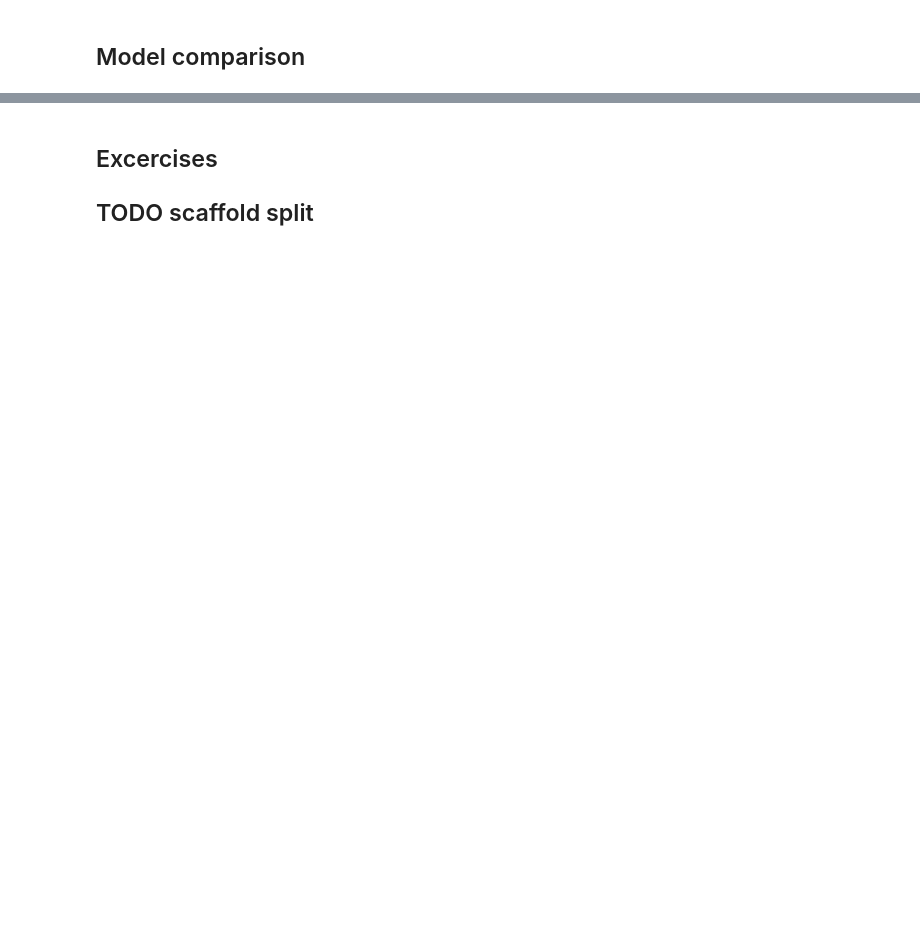
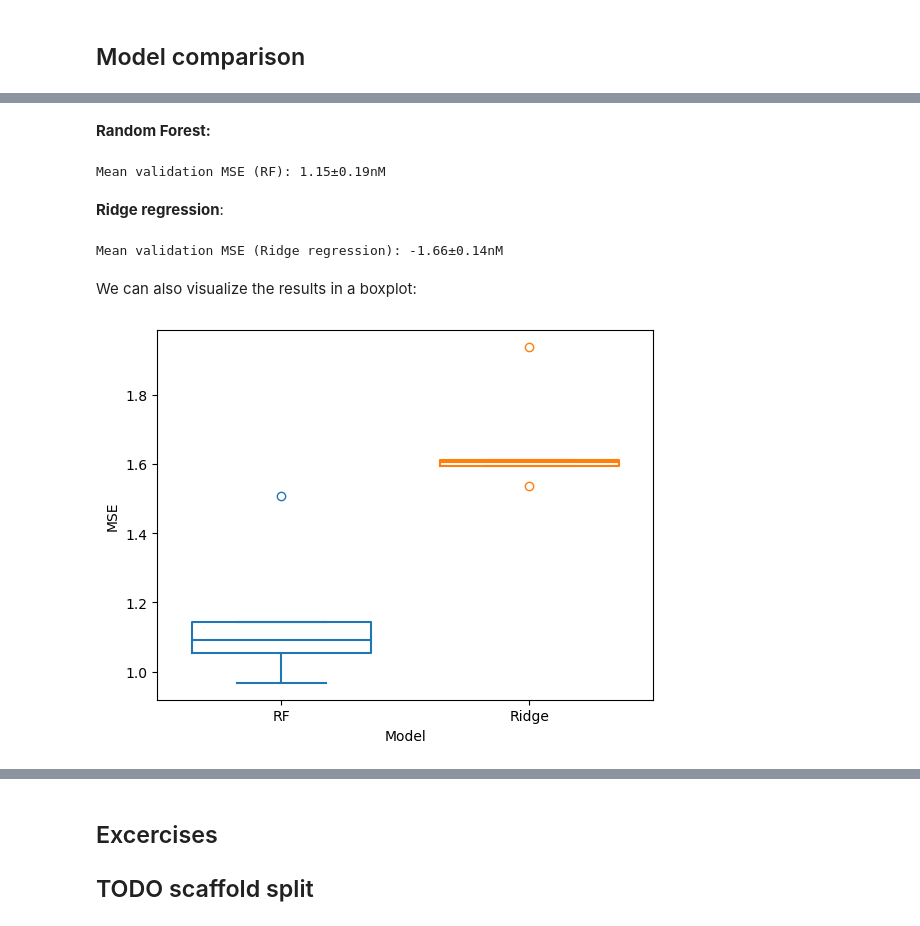
Before and after one commit to AndreaVolkamer/cic_summerschool_2025, a Jupyter notebook: session_2/session_2.ipynb, the cells around one changed output, grey strips where cells are left out. Saved outputs shown, nothing was run; the diff lists cells and outputs as text; code cells hidden in the pictures; blank space fills up the shorter version.

```diff
--- a/session_2/session_2.ipynb
+++ b/session_2/session_2.ipynb
@@ -157,4 +181,6 @@ SVG(Draw.DrawMorganBit(example_mol, top_bit, bi))
 [drawing not drawn]
 # %% [markdown]
 ##  Model comparison
+# %%
+X, y = np.stack(egfr_activities_df["morgan_fp"]), np.array(egfr_activities_df["pIC50"])
 # %% [markdown]
@@ -164,22 +201,18 @@ CV with random split?
 # %%
 kf = KFold(n_splits=5)
-rf_model = RandomForestRegressor(n_estimators=100, random_state=42)
-rf_cv_test_scores = {"MSE": [], "R2": []}
 
-for split, (train_idx, val_idx) in enumerate(kf.split(X_cv, y_cv)):
-    X_train, y_train = X_cv[train_idx], y_cv[train_idx]
-    X_val, y_val = X_cv[val_idx], y_cv[val_idx]
+# perform K-fold cross-validation
+for fold, (train_index, test_index) in enumerate(kf.split(X)):
 
-    rf_model.fit(X_train, y_train)
-    rf_model.predict(X)
+    # split the data into training and test sets for this fold
+    X_train, y_train = X[train_index], y[train_index]
+    X_test, y_test = X[test_index], y[test_index]
 
-    y_pred = rf_model.predict(X_val)
+    print(f"Fold {fold+1}:")
+    print(f"  Training fold size: {X_train.shape}")
+    print(f"  Test fold size: {X_test.shape}")
 
-    mse = mean_squared_error(y_val, y_pred)
-    r_square = r2_score(y_val, y_pred)
+    # fit the model on X_train, y_train
 
-    print(f"Split {split}:\n\tMSE={mse}\n\tR^2={r_square}")
-
-    rf_cv_test_scores["MSE"].append(mse)
-    rf_cv_test_scores["R2"].append(mse)
+    # evaluate the model on X_test, y_test
 # %% [output]
@@ -207 +243,30 @@ Mean validation MSE: 0.61±0.02
+# %% [markdown]
+**Random Forest:**
+# %%
+rf_mse_cv = -cross_val_score(rf_model, X, y, scoring="neg_mean_squared_error")
+
+print(f"Mean validation MSE (RF): {rf_mse_cv.mean():.2f}±{rf_mse_cv.std():.2f}nM")
+# %% [output]
+Mean validation MSE (RF): 1.15±0.19nM
+# %% [markdown]
+**Ridge regression**:
+# %%
+ridge = Ridge(solver="svd")
+
+ridge_mse_cv = -cross_val_score(ridge, X, y, scoring="neg_mean_squared_error")
+
+print(
+    f"Mean validation MSE (Ridge regression): {ridge_mse_cv.mean():.2f}±{ridge_mse_cv.std():.2f}nM"
+)
+# %% [output]
+Mean validation MSE (Ridge regression): -1.66±0.14nM
+# %% [markdown]
+We can also visualize the results in a boxplot:
+# %%
+sns.boxplot({"RF": rf_mse_cv, "Ridge": ridge_mse_cv}, fill=False, gap=0.1)
+plt.xlabel("Model")
+plt.ylabel("MSE")
+plt.show()
+# %% [output]
+[figure, added]
 # %% [markdown]
```
Also changed, not shown: parts of 45 cells of this notebook.
